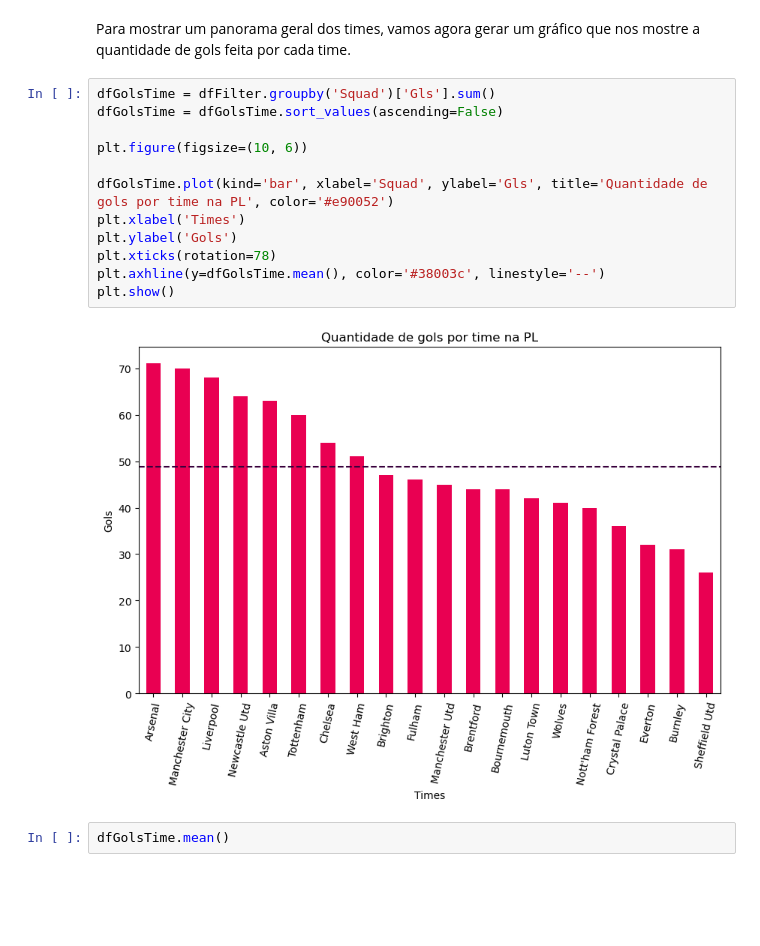
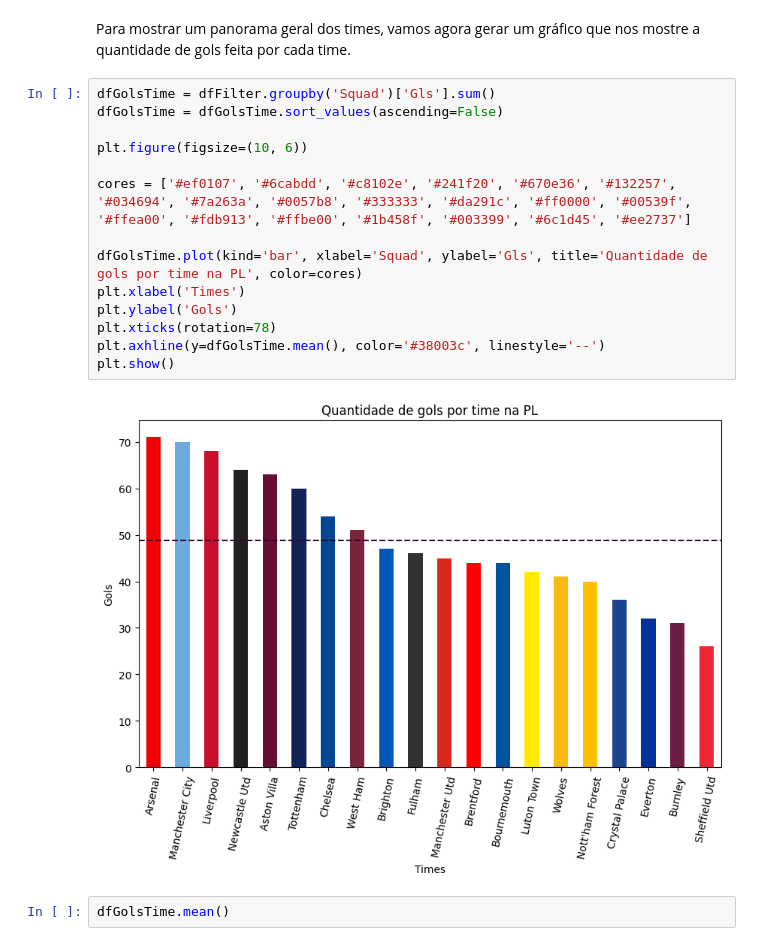
Before and after one commit to raveljalmeida/data-science, a Jupyter notebook: Documents/Projetos/Análise de Dados/github/Análise Premiere League/Trabalho.ipynb, the cells around one changed output. Saved outputs shown, nothing was run; the diff lists cells and outputs as text; blank space fills up the shorter version.

```diff
--- a/Documents/Projetos/Análise de Dados/github/Análise Premiere League/Trabalho.ipynb
+++ b/Documents/Projetos/Análise de Dados/github/Análise Premiere League/Trabalho.ipynb
@@ -176,17 +176,19 @@ Para mostrar um panorama geral dos times, vamos agora gerar um gráfico que nos
 # %%
 dfGolsTime = dfFilter.groupby('Squad')['Gls'].sum()
 dfGolsTime = dfGolsTime.sort_values(ascending=False)
 
 plt.figure(figsize=(10, 6))
 
-dfGolsTime.plot(kind='bar', xlabel='Squad', ylabel='Gls', title='Quantidade de gols por time na PL', color='#e90052')
+cores = ['#ef0107', '#6cabdd', '#c8102e', '#241f20', '#670e36', '#132257', '#034694', '#7a263a', '#0057b8', '#333333', '#da291c', '#ff0000', '#00539f', '#ffea00', '#fdb913', '#ffbe00', '#1b458f', '#003399', '#6c1d45', '#ee2737']
+
+dfGolsTime.plot(kind='bar', xlabel='Squad', ylabel='Gls', title='Quantidade de gols por time na PL', color=cores)
 plt.xlabel('Times')
 plt.ylabel('Gols')
 plt.xticks(rotation=78)
 plt.axhline(y=dfGolsTime.mean(), color='#38003c', linestyle='--')
 plt.show()
 # %% [output]
-[figure, old version]
+[figure, new version]
 # %%
 dfGolsTime.mean()
 # %% [output]
```
Also changed, not shown: parts of 2 cells of this notebook.
